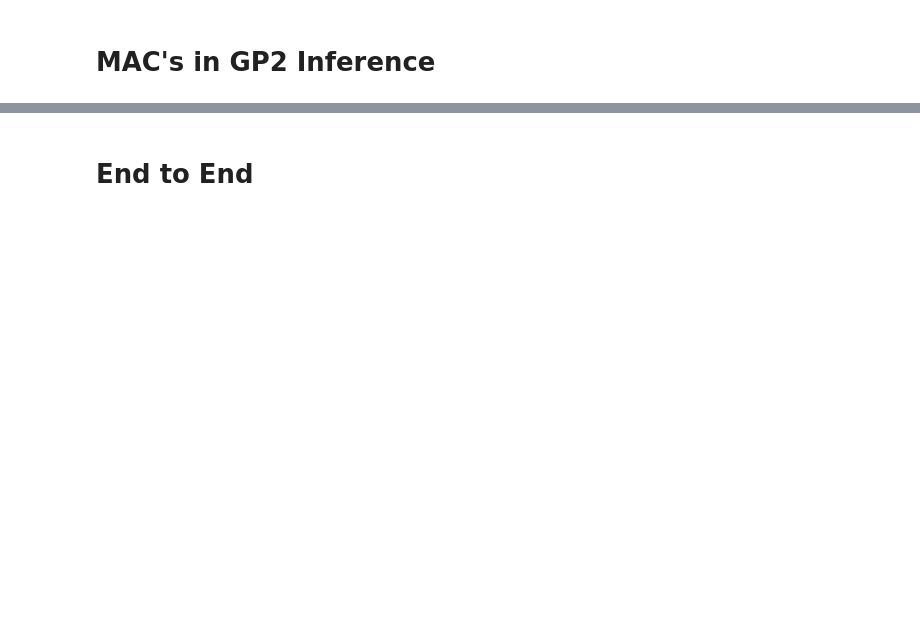
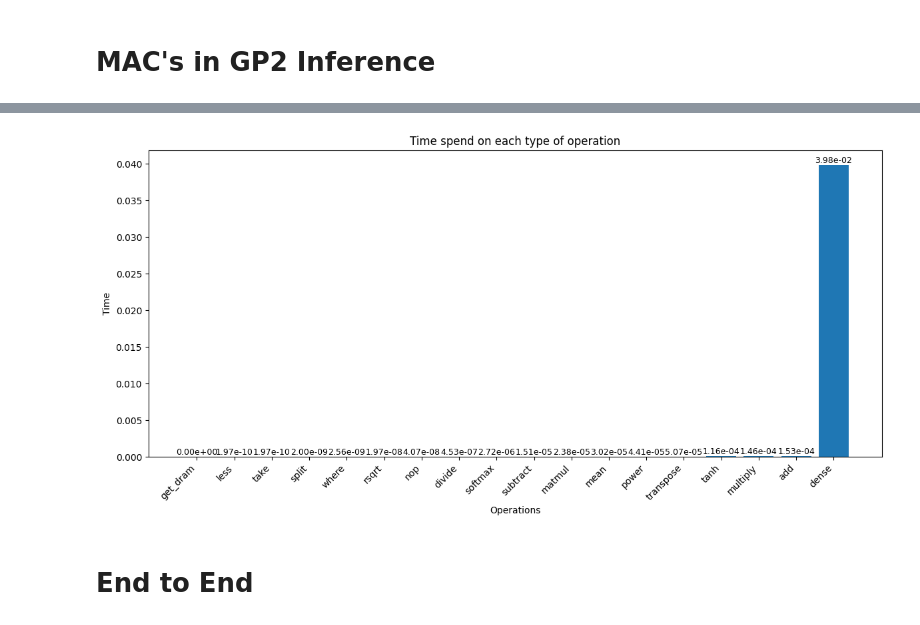
Before and after one commit to RyanTomich/photonic_compiler, a Jupyter notebook: demo/photonic_compiler_demo.ipynb, the cells around one changed output, grey strips where cells are left out. Saved outputs shown, nothing was run; the diff lists cells and outputs as text; code cells hidden in the pictures; blank space fills up the shorter version.

```diff
--- a/demo/photonic_compiler_demo.ipynb
+++ b/demo/photonic_compiler_demo.ipynb
@@ -114,14 +122,14 @@ PHU_MIN_CLOCK = 10 * 10**9 #100**9, 10 Ghz
 
 hardware = []
 hw.Hardware._hardware_reset()
-# hardware.append(hw.CPU(CPU_MAX_CLOCK, 1))
-hardware.append(hw.CPU(CPU_AVERAGE_CLOCK, 1))
-hardware.append(hw.PHU(PHU_MIN_CLOCK, 1, 20))
+hardware.append(hw.CPU(CPU_MAX_CLOCK, 1))
+# hardware.append(hw.CPU(CPU_AVERAGE_CLOCK, 1))
+# hardware.append(hw.PHU(PHU_MIN_CLOCK, 1, 20))
 
 available_hardware = hw.initilize_hardware(hardware)
 
-# optimization = 'time'
-optimization = 'energy'
+optimization = 'time'
+# optimization = 'energy'
 # %%
 def draw_subgraphs(subgraph, sub = False):
     fig, ax = plt.subplots(figsize=(10, 10))
@@ -150,2 +161,11 @@ draw_subgraphs(flat_subgraphs[subgraph_to_plot])
 # %% [markdown]
 # MAC's in GP2 Inference
+# %%
+scheduled_flat_graph, end_time, break_points = dijk.schdeule_nodes(
+    graph, expanded_flat_subgraphs, available_hardware
+)
+print(end_time)
+time_profile = dc.get_time_profile(scheduled_flat_graph)
+energy_profile = dc.get_energy_per_opp(scheduled_flat_graph)
+print(time_profile)
+print(energy_profile)
@@ -152,33 +176,30 @@ draw_subgraphs(flat_subgraphs[subgraph_to_plot])
 # %%
-scheduled_flat_graph, end_time, break_points = dijk.schdeule_nodes(
-    graph, expanded_flat_subgraphs, available_hardware
-)
-time_profile = dc.get_time_profile(scheduled_flat_graph)
-print(time_profile)
-
 time_profile_sorted = dict(sorted(time_profile.items(), key=lambda item: item[1]))
+energy_profile_sorted = dict(sorted(energy_profile.items(), key=lambda item: item[1]))
 
 
 labels = list(time_profile_sorted.keys())
 values = list(time_profile_sorted.values())
 
 fig, ax = plt.subplots(figsize=(12, 6))
 bars = ax.bar(labels, values)
 
 ax.set_xlabel('Operations')
 ax.set_ylabel('Time')
 ax.set_title('Time spend on each type of operation')
 
 # Rotate x-axis labels for better readability
 plt.xticks(rotation=45, ha='right')
 
 # Add value labels on top of bars
 for bar in bars:
     yval = bar.get_height()
     ax.text(bar.get_x() + bar.get_width()/2, yval, f'{yval:.2e}', va='bottom', ha='center', fontsize=9)
 
 # Show plot
 plt.tight_layout()
 plt.show()
+# %% [output]
+[figure, added]
 # %% [markdown]
 # End to End
```
Also changed, not shown: parts of 7 cells of this notebook, 3 other files.
